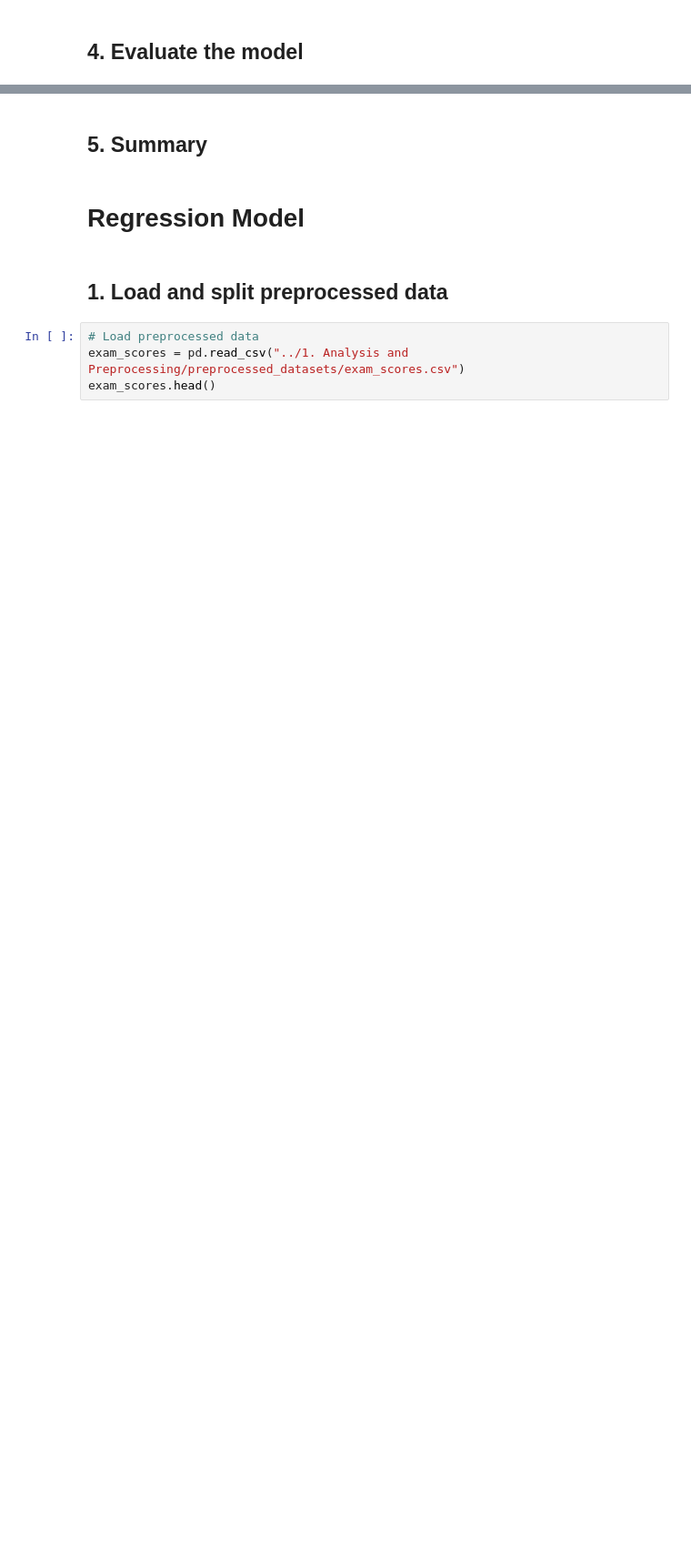
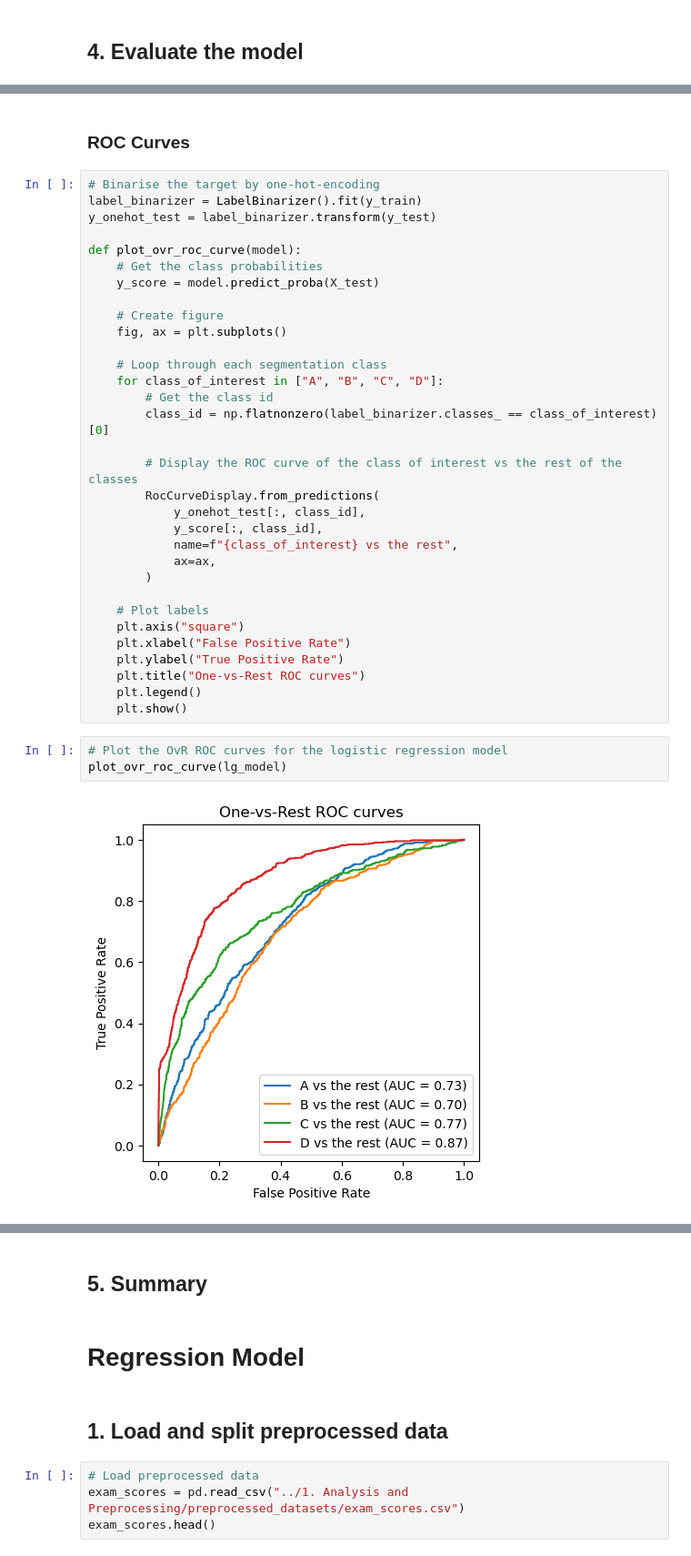
Before and after one commit to aguo921/2023-Phase-2, a Jupyter notebook: data-science/2. Training and Evaluation/part2-submission.ipynb, the cells around one changed output, grey strips where cells are left out. Shown at 91% size. Cells and saved outputs as stored; diff of their text form; blank space fills up the shorter version.

```diff
--- a/data-science/2. Training and Evaluation/part2-submission.ipynb
+++ b/data-science/2. Training and Evaluation/part2-submission.ipynb
@@ -100,0 +122,39 @@ array([[212, 132,  95, 125],
+# %% [markdown]
+### ROC Curves
+# %%
+# Binarise the target by one-hot-encoding
+label_binarizer = LabelBinarizer().fit(y_train)
+y_onehot_test = label_binarizer.transform(y_test)
+
+def plot_ovr_roc_curve(model):
+    # Get the class probabilities
+    y_score = model.predict_proba(X_test)
+
+    # Create figure
+    fig, ax = plt.subplots()
+
+    # Loop through each segmentation class
+    for class_of_interest in ["A", "B", "C", "D"]:
+        # Get the class id
+        class_id = np.flatnonzero(label_binarizer.classes_ == class_of_interest)[0]
+
+        # Display the ROC curve of the class of interest vs the rest of the classes
+        RocCurveDisplay.from_predictions(
+            y_onehot_test[:, class_id],
+            y_score[:, class_id],
+            name=f"{class_of_interest} vs the rest",
+            ax=ax,
+        )
+
+    # Plot labels
+    plt.axis("square")
+    plt.xlabel("False Positive Rate")
+    plt.ylabel("True Positive Rate")
+    plt.title("One-vs-Rest ROC curves")
+    plt.legend()
+    plt.show()
+# %%
+# Plot the OvR ROC curves for the logistic regression model
+plot_ovr_roc_curve(lg_model)
+# %% [output]
+[figure, added]
```
Also changed, not shown: parts of 10 cells of this notebook, 1 other file.
